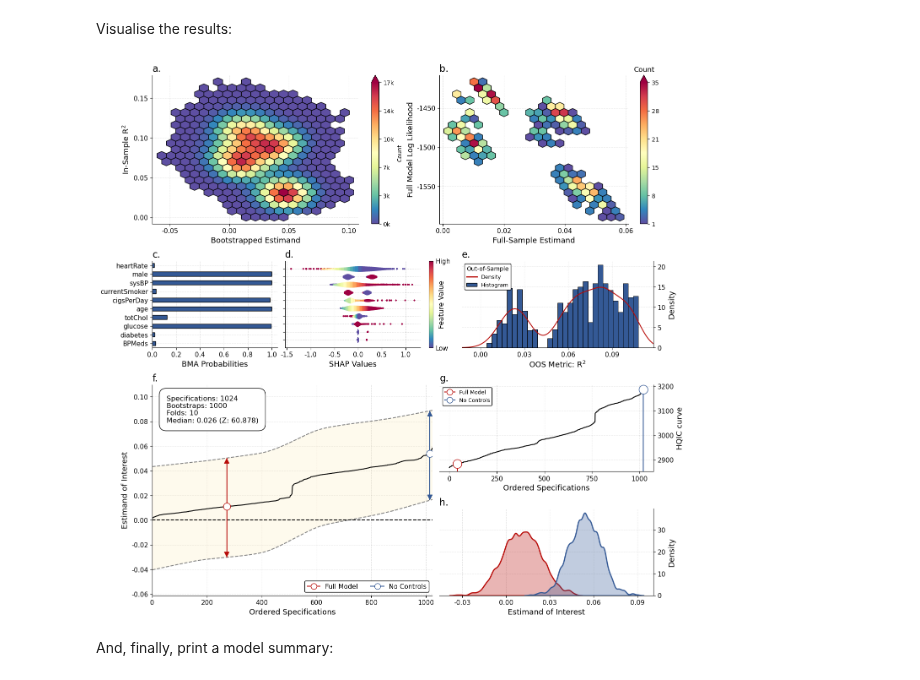
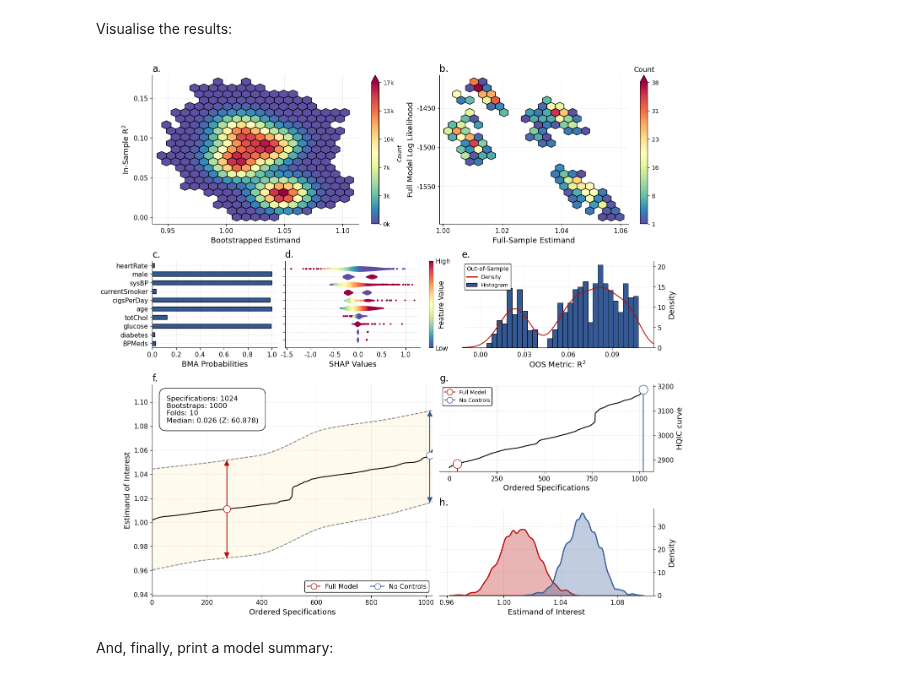
Before and after one commit to RobustiPy/robustipy, a Jupyter notebook: empirical_examples/empirical_type4_framingham.ipynb, the cells around one changed output. Cells and saved outputs as stored; diff of their text form; code cells hidden in the pictures.

```diff
--- a/empirical_examples/empirical_type4_framingham.ipynb
+++ b/empirical_examples/empirical_type4_framingham.ipynb
@@ -132,14 +132,14 @@ Visualise the results:
 # %%
 framingham_result.plot(
                        ic='hqic',
                        figsize=(16, 16),
                        project_name='framingham_example',
                        figpath = '../figures',
                        loess=True,
                        ext='pdf',
-                       oddsratio=False)
+                       oddsratio=True)
 # %% [output]
-[figure, old version]
+[figure, new version]
 # %% [markdown]
 And, finally, print a model summary:
 # %%
```
Also changed, not shown: 2 other files.
